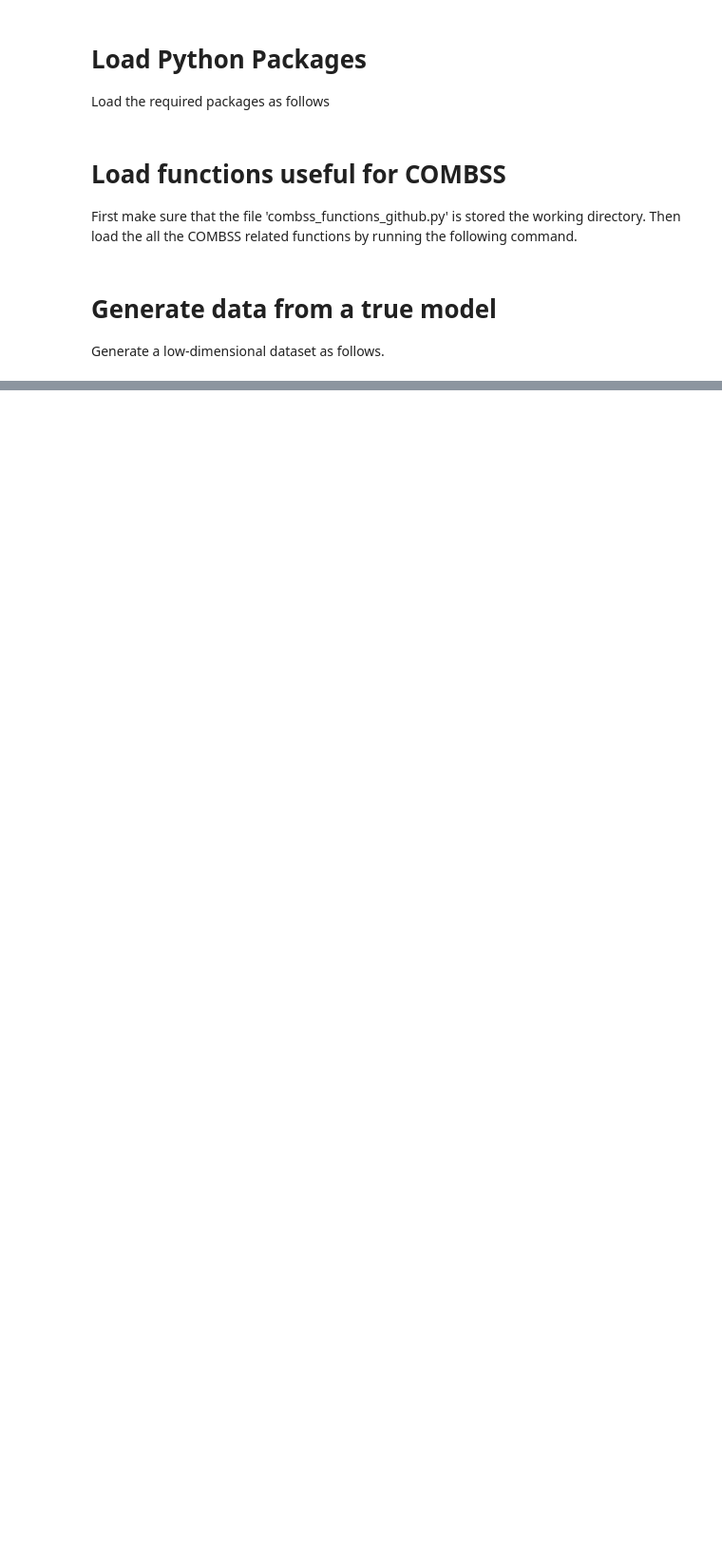
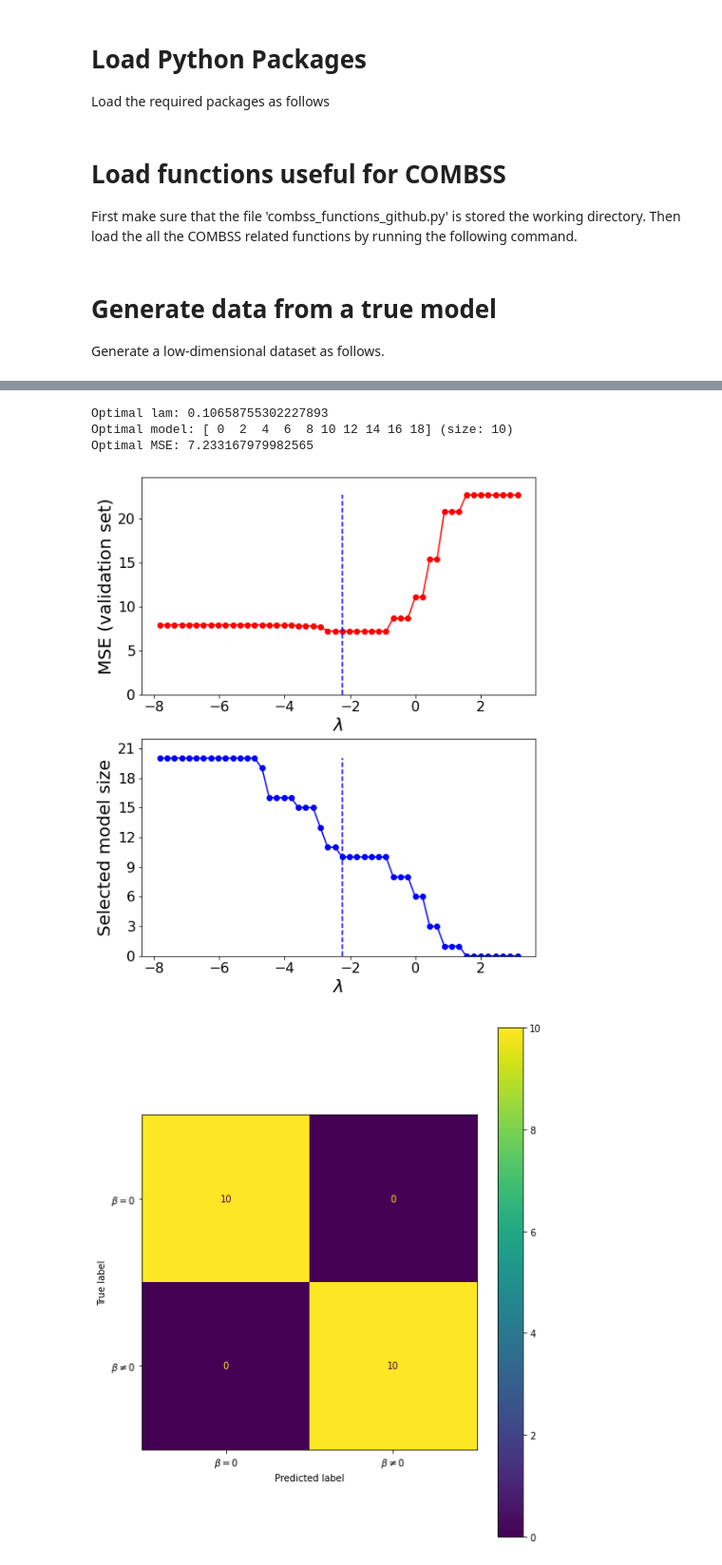
Before and after one commit to saratmoka/COMBSS-Python-VIGNETTE, a Jupyter notebook: Low_dimensional_example.ipynb, the cells around one changed output, grey strips where cells are left out. Shown at 95% size. Cells and saved outputs as stored; diff of their text form; code cells hidden in the pictures; blank space fills up the shorter version.

```diff
--- a/Low_dimensional_example.ipynb
+++ b/Low_dimensional_example.ipynb
@@ -75,0 +56,13 @@ lam_grid = gen_lam_grid_exp(y_train, 50, 0.8)
+# %%
+alpha = 0.1
+tau = 0.5
+eta = 0.001
+
+# Parameters for termination of the gradient descent
+gd_tol = 0.001           # gd_tol is the tolerance of the GD method for termination.
+
+epoch = 10               # GD terminates if the Term_cond is satisfied over epoch number of consecutive iterations.
+
+gd_maxiter = 1000         # max number of iterations allowed by the GD method.
+                         # This is not crucial as the algorithm terminates
+                         # with smaller number ietartions
@@ -75,0 +75,15 @@ lam_grid = gen_lam_grid_exp(y_train, 50, 0.8)
+# %%
+#%%
+ADAM = True
+cg_tol = 0.001
+cg_maxiter = n
+# %%
+t_list, s_list, mse_arr = combss_mse(X_train, y_train, X_test, y_test, lam_grid, ADAM=ADAM, tau=tau, eta=eta, epoch=epoch, gd_maxiter=gd_maxiter, gd_tol=gd_tol, cg_maxiter=cg_maxiter, cg_tol=cg_tol )
+# %%
+results(beta0, X_train, y_train, lam_grid, s_list, mse_arr)
+# %% [output]
+Optimal lam: 0.10658755302227893
+Optimal model: [ 0  2  4  6  8 10 12 14 16 18] (size: 10)
+Optimal MSE: 7.233167979982565
+[figure, added]
+[figure, added]
```
Also changed, not shown: parts of 12 cells of this notebook, 2 other files.
